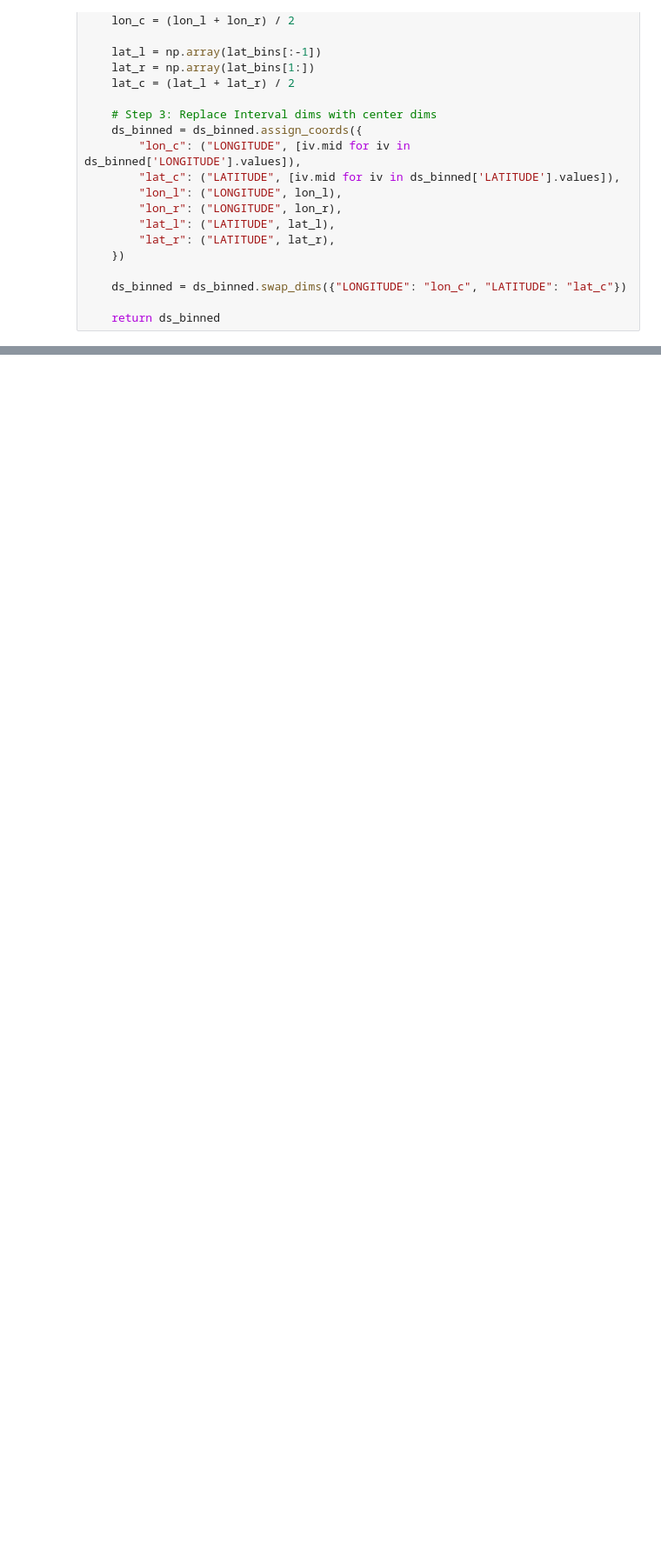
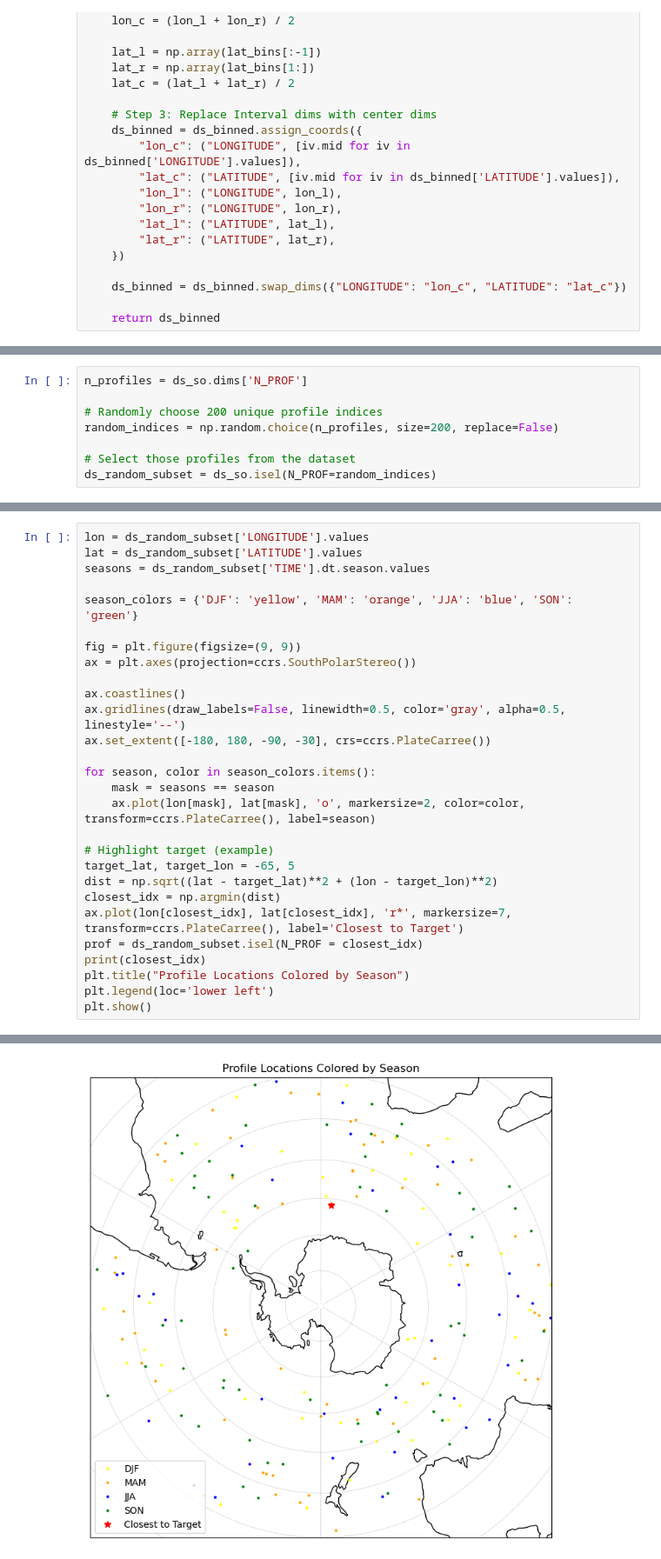
Before and after one commit to JackPope19/so_bl, a Jupyter notebook: reichl.ipynb, the cells around one changed output, grey strips where cells are left out. Shown at 87% size. Saved outputs shown, nothing was run; the diff lists cells and outputs as text; blank space fills up the shorter version.

```diff
--- a/reichl.ipynb
+++ b/reichl.ipynb
@@ -343,0 +75,8 @@ array([        nan,         nan,         nan,         nan,         nan,
+# %%
+n_profiles = ds_so.dims['N_PROF']
+
+# Randomly choose 200 unique profile indices
+random_indices = np.random.choice(n_profiles, size=200, replace=False)
+
+# Select those profiles from the dataset
+ds_random_subset = ds_so.isel(N_PROF=random_indices)
@@ -343,0 +497,29 @@ array([        nan,         nan,         nan,         nan,         nan,
+# %%
+lon = ds_random_subset['LONGITUDE'].values
+lat = ds_random_subset['LATITUDE'].values
+seasons = ds_random_subset['TIME'].dt.season.values
+
+season_colors = {'DJF': 'yellow', 'MAM': 'orange', 'JJA': 'blue', 'SON': 'green'}
+
+fig = plt.figure(figsize=(9, 9))
+ax = plt.axes(projection=ccrs.SouthPolarStereo())
+
+ax.coastlines()
+ax.gridlines(draw_labels=False, linewidth=0.5, color='gray', alpha=0.5, linestyle='--')
+ax.set_extent([-180, 180, -90, -30], crs=ccrs.PlateCarree())
+
+for season, color in season_colors.items():
+    mask = seasons == season
+    ax.plot(lon[mask], lat[mask], 'o', markersize=2, color=color, transform=ccrs.PlateCarree(), label=season)
+
+# Highlight target (example)
+target_lat, target_lon = -65, 5
+dist = np.sqrt((lat - target_lat)**2 + (lon - target_lon)**2)
+closest_idx = np.argmin(dist)
+ax.plot(lon[closest_idx], lat[closest_idx], 'r*', markersize=7, transform=ccrs.PlateCarree(), label='Closest to Target')
+prof = ds_random_subset.isel(N_PROF = closest_idx)
+print(closest_idx)
+plt.title("Profile Locations Colored by Season")
+plt.legend(loc='lower left')
+plt.show()
+# %% [output]
@@ -343,0 +527 @@ array([        nan,         nan,         nan,         nan,         nan,
+[figure, added]
```
Also changed, not shown: parts of 61 cells of this notebook.
